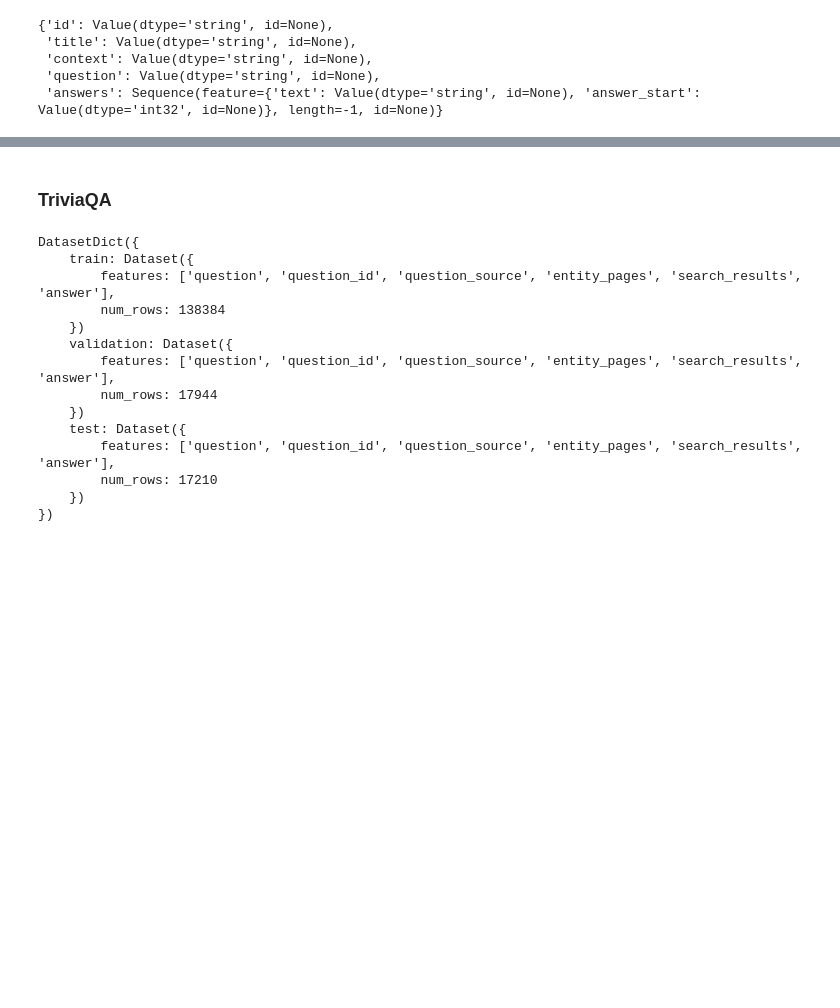
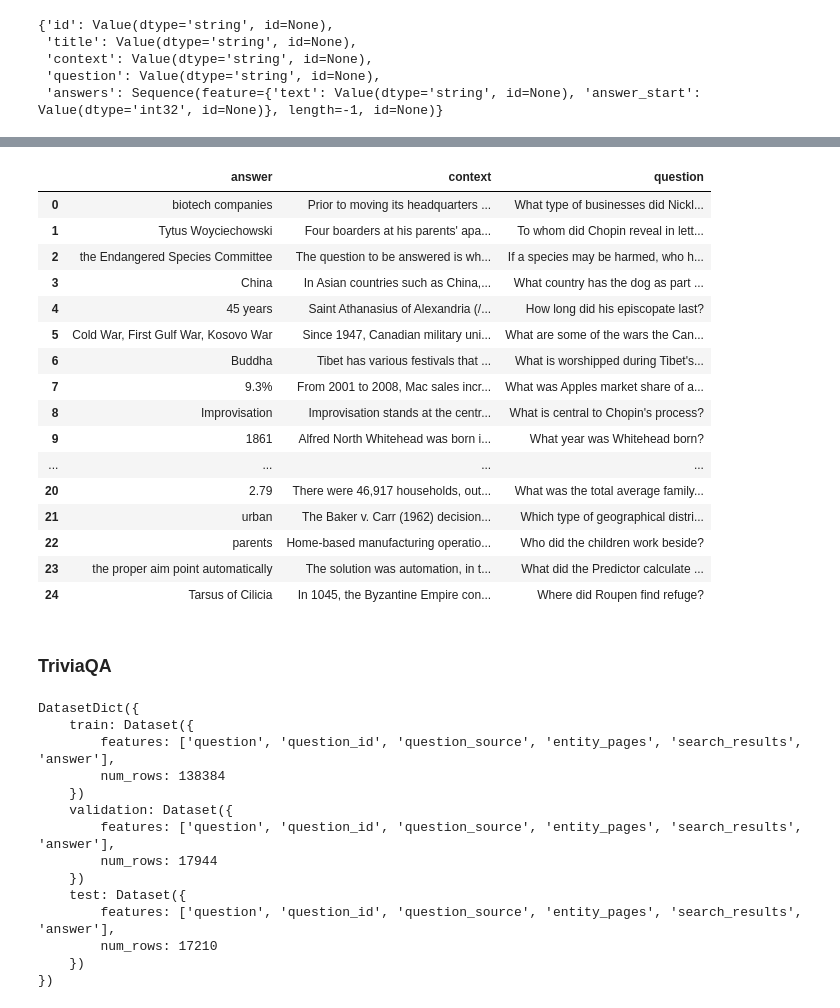
Before and after one commit to jeanlucjackson/w266_NLP_final_project, a Jupyter notebook: code/RR/expanded_datasets_EDA.ipynb, the cells around one changed output, grey strips where cells are left out. Saved outputs shown, nothing was run; the diff lists cells and outputs as text; code cells hidden in the pictures; blank space fills up the shorter version.

```diff
--- a/code/RR/expanded_datasets_EDA.ipynb
+++ b/code/RR/expanded_datasets_EDA.ipynb
@@ -116,0 +112,12 @@ data_squad = load_from_disk("/content/drive/MyDrive/Colab Data/squad_v2.hf")
+# %%
+# SQuAD is quick to download from Hugging Face
+# Use the code below if you aren't accessing the data from the shared
+# Google Drive folder.
+
+# data_squad = load_dataset("squad")
+
+# The followind code assumes you have added a link to the shared
+# w266 NLP Final Project folder in your Google Drive folder
+# Loading data from there is faster.
+
+data_squad = load_from_disk("/content/drive/MyDrive/w266 NLP Final Project/Data/squad.hf")
@@ -283,0 +294,7 @@ pprint(data_squad['train'][0])
+# %%
+count=25
+sample=data_squad['train'].shuffle(seed=1962).select(range(count))
+df=pd.DataFrame()
+df['answer'] = [answer['text'][0] for answer in sample['answers']]
+df['context'] = sample['context']
+df['question'] = sample['question']
@@ -284,3 +303,23 @@ pprint(data_squad['train'][0])
+# %%
+df
+# %% [output]
+|  | answer | context | question |
+| 0 | biotech companies | Prior to moving its headquarters ... | What type of businesses did Nickl... |
+| 1 | Tytus Woyciechowski | Four boarders at his parents' apa... | To whom did Chopin reveal in lett... |
+| 2 | the Endangered Species Committee | The question to be answered is wh... | If a species may be harmed, who h... |
+| 3 | China | In Asian countries such as China,... | What country has the dog as part ... |
+| 4 | 45 years | Saint Athanasius of Alexandria (/... | How long did his episcopate last? |
+| 5 | Cold War, First Gulf War, Kosovo War | Since 1947, Canadian military uni... | What are some of the wars the Can... |
+| 6 | Buddha | Tibet has various festivals that ... | What is worshipped during Tibet's... |
+| 7 | 9.3% | From 2001 to 2008, Mac sales incr... | What was Apples market share of a... |
+| 8 | Improvisation | Improvisation stands at the centr... | What is central to Chopin's process? |
+| 9 | 1861 | Alfred North Whitehead was born i... | What year was Whitehead born? |
+| ... | ... | ... | ... |
+| 20 | 2.79 | There were 46,917 households, out... | What was the total average family... |
+| 21 | urban | The Baker v. Carr (1962) decision... | Which type of geographical distri... |
+| 22 | parents | Home-based manufacturing operatio... | Who did the children work beside? |
+| 23 | the proper aim point automatically | The solution was automation, in t... | What did the Predictor calculate ... |
+| 24 | Tarsus of Cilicia | In 1045, the Byzantine Empire con... | Where did Roupen find refuge? |
 # %% [markdown]
 ### TriviaQA
 # %%
```
Also changed, not shown: parts of 20 cells of this notebook.
